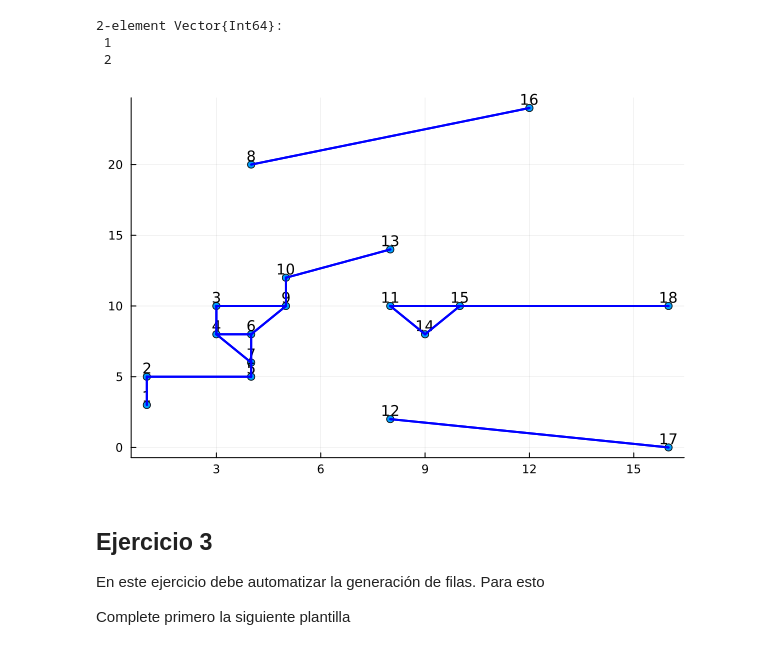
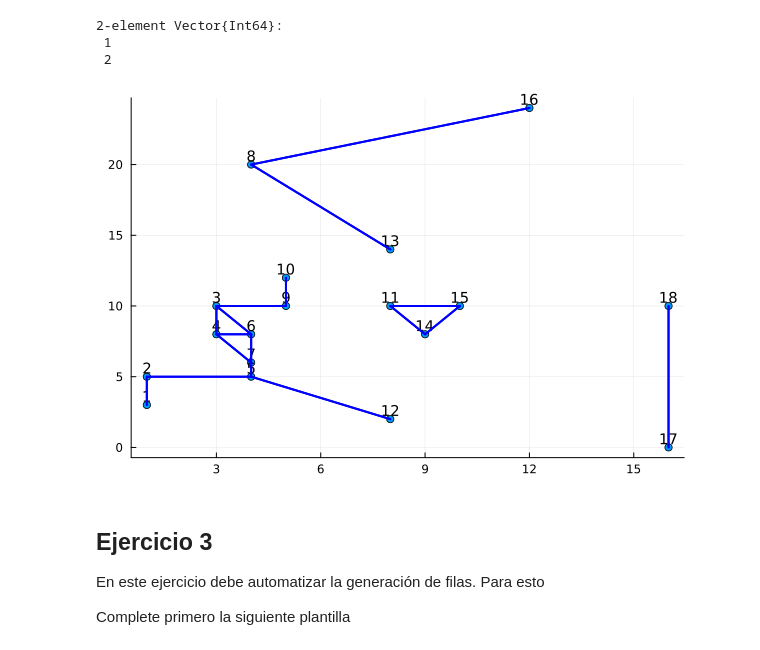
Before and after one commit to Miguel-Escobar/PLM, a Jupyter notebook: Lab 1/lab1-TPyTNP-enunciado.ipynb, the cells around one changed output. Saved outputs shown, nothing was run; the diff lists cells and outputs as text; code cells hidden in the pictures.

```diff
--- a/Lab 1/lab1-TPyTNP-enunciado.ipynb
+++ b/Lab 1/lab1-TPyTNP-enunciado.ipynb
@@ -355,13 +355,13 @@ corte = compnts[1]
 # %%
 #agregar nueva fila (restricción violada determinada por corte) a PC
 @constraint(PC,
-# [S in compnts], sum([z[u, v] for u ∈ S, v ∈ 1:N if v ∉ S]) ≥ 1)
-sum([z[u, v] for u ∈ corte, v ∈ 1:N if v ∉ corte]) ≥ 1)
+[S in compnts], sum([z[u, v] for u ∈ S, v ∈ 1:N if v ∉ S]) ≥ 1)
+#sum([z[u, v] for u ∈ corte, v ∈ 1:N if v ∉ corte]) ≥ 1)
 #optimice nuevamente y dibuje
 optimize!(PC)
 dibuja(x_pos,y_pos,value.(z))
 # %% [output]
-[figure, old version]
+[figure, new version]
 # %% [markdown]
 ## Ejercicio 3
 
```
Also changed, not shown: parts of 2 cells of this notebook.
